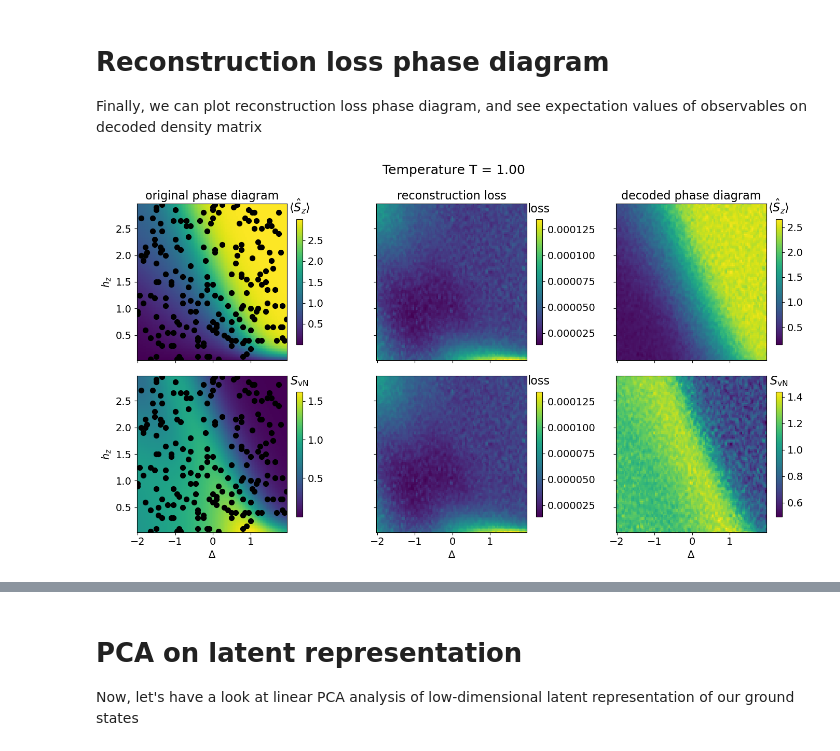
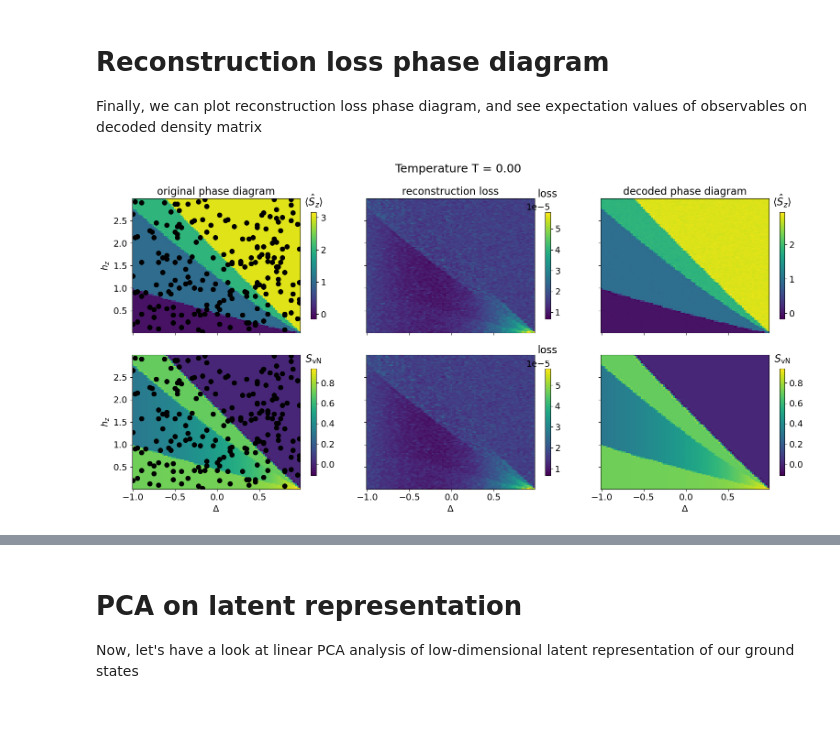
Before and after one commit to MarcinPlodzien/Unsupervised_anomaly_detection_for_finite_temperature_Gibbs_states_XXZ_model, a Jupyter notebook: Unsupervised_thermal_phase_diagram_quantum_XXZ_model.ipynb, the cells around one changed output, grey strips where cells are left out. Cells and saved outputs as stored; diff of their text form; code cells hidden in the pictures; blank space fills up the shorter version.

```diff
--- a/Unsupervised_thermal_phase_diagram_quantum_XXZ_model.ipynb
+++ b/Unsupervised_thermal_phase_diagram_quantum_XXZ_model.ipynb
@@ -498,11 +518,11 @@ In the following, we will calculate and store in pandas dataframe all quantities
 # %%
 L_values = [6]
 
-delta_values = np.arange(-2, 2, 0.05)
-hz_values = np.arange(0, 3, 0.05)
+delta_values = np.arange(-1, 1, 0.025)
+hz_values = np.arange(0, 3, 0.025)
 
 
-T_values = np.array([1])
+T_values = np.array([0])
 
 for L in L_values:
     data = []
@@ -910,8 +930,7 @@ class Autoencoder(pt.nn.Module):
 input_dim = X_tensor.shape[1]
 hidden_dim1 = input_dim//2
 hidden_dim2 = input_dim//2
-#bottleneck = input_dim//2
-bottleneck = int(2**(L-2))
+bottleneck = input_dim//2
 # %% [markdown]
 ### Training loop
 # %%
@@ -995,9 +1014,7 @@ with pt.no_grad():
         ):
             vec_decoded_np = vec_decoded.numpy()
             A_decoded = cholesky_vector_to_cholesky_matrix(vec_decoded_np)
-            rho_decoded = A_decoded @ A_decoded.conj().T / np.trace(
-                A_decoded @ A_decoded.conj().T
-            )
+            rho_decoded = A_decoded @ A_decoded.conj().T / np.trace(A_decoded @ A_decoded.conj().T)
             _, SvN_decoded = get_SvN(rho_decoded)
 
             # Compute observables
@@ -1008,18 +1025,22 @@ with pt.no_grad():
             Sy_var_decoded = np.trace(Sy_total @ Sy_total @ rho_decoded).real - Sy_decoded**2
             Sz_var_decoded = np.trace(Sz_total @ Sz_total @ rho_decoded).real - Sz_decoded**2
 
+
+            quantum_distance = get_distance(rho, rho_decoded)
+
             row_decoded = batch.iloc[idx].to_dict()
             row_decoded.update({
                 'loss': true_loss.item(),
-                'A_vec_decoded': vec_decoded_np,
-                'A_vec_latent': vec_latent.numpy(),
-                'SvN_decoded': SvN_decoded,
-                'Sx_decoded': Sx_decoded,
-                'Sy_decoded': Sy_decoded,
-                'Sz_decoded': Sz_decoded,
-                'Sx_var_decoded': Sx_var_decoded,
-                'Sy_var_decoded': Sy_var_decoded,
-                'Sz_var_decoded': Sz_var_decoded,
+                'A_vec_decoded'    : vec_decoded_np,
+                'A_vec_latent'     : vec_latent.numpy(),
+                'SvN_decoded'      : SvN_decoded,
+                'Sx_decoded'       : Sx_decoded,
+                'Sy_decoded'       : Sy_decoded,
+                'Sz_decoded'       : Sz_decoded,
+                'Sx_var_decoded'   : Sx_var_decoded,
+                'Sy_var_decoded'   : Sy_var_decoded,
+                'Sz_var_decoded'   : Sz_var_decoded,
+                'quantum_distance' : quantum_distance
             })
             df_all_decoded.append(row_decoded)
 
@@ -1031,7 +1052,7 @@ Done ...
 # Reconstruction loss phase diagram
 Finally, we can plot reconstruction loss phase diagram, and see expectation values of observables on decoded density matrix
 # %%
-fig, ax = plt.subplots(2, 3, figsize=(14, 8), sharey = True, sharex = True)
+fig, ax = plt.subplots(2, 3, figsize=(16, 8), sharey = True, sharex = True)
 fig.suptitle("Temperature T = {:2.2f}".format(T))
 observable = 'Sz'
 x = df_all_decoded["delta"]
@@ -1101,32 +1122,32 @@ cbar3 = fig.colorbar(im3, ax=ax[1,1], shrink=0.8)  # Shrink the colorbar
 cbar3.ax.set_title(r"loss", pad=10)  # Label on top of the colorbar
 
 observable = 'SvN_decoded'
 x = df_all_decoded["delta"]
 y = df_all_decoded["hz"]
-z = df_all_decoded[observable]
+z = df_all_decoded['SvN']
 grid_x = np.linspace(x.min(), x.max(), 100)
 grid_y = np.linspace(y.min(), y.max(), 100)
 X, Y = np.meshgrid(grid_x, grid_y)
 Z = griddata((x, y), z, (X, Y), method='cubic')
 im3 = ax[1,2].pcolormesh(X, Y, Z, cmap=cmap_string, shading='auto')
 cbar3 = fig.colorbar(im3, ax=ax[1,2], shrink=0.8)  # Shrink the colorbar
 cbar3.ax.set_title(get_observable_string(observable), pad=10)  # Label on top of the colorbar
 
 ax[0,0].set_title("original phase diagram".format(T))
 ax[0,1].set_title("reconstruction loss")
 ax[0,2].set_title("decoded phase diagram")
 ax[1,0].set_xlabel(r'$\Delta$')
 ax[1,1].set_xlabel(r'$\Delta$')
 ax[1,2].set_xlabel(r'$\Delta$')
 
 ax[0,0].set_ylabel(r'$h_z$')
 ax[1,0].set_ylabel(r'$h_z$')
 
 ax[0,0].scatter(df["delta"], df["hz"], color="black", s=50)
 ax[1,0].scatter(df["delta"], df["hz"], color="black", s=50)
 
 plt.tight_layout()
 plt.savefig("phase_diagram_reconstruction_loss.png", dpi=100, format="png")
 plt.show()
 # %% [output]
-[figure, old version]
+[figure, new version]
```
Also changed, not shown: parts of 10 cells of this notebook.
